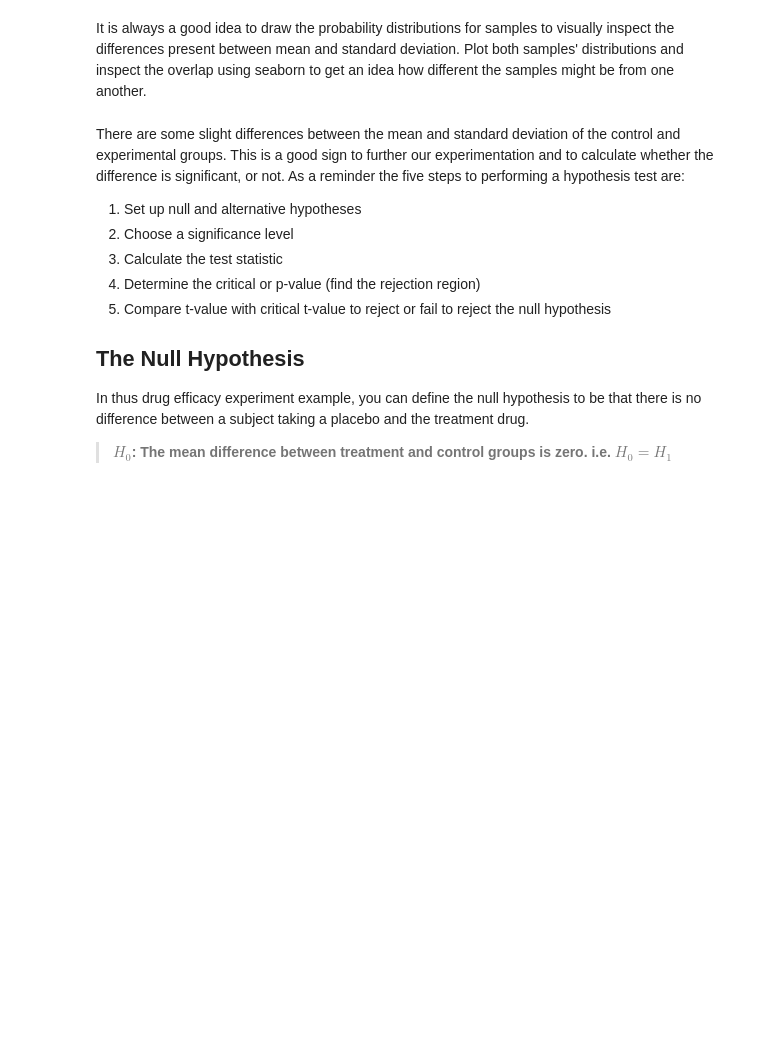
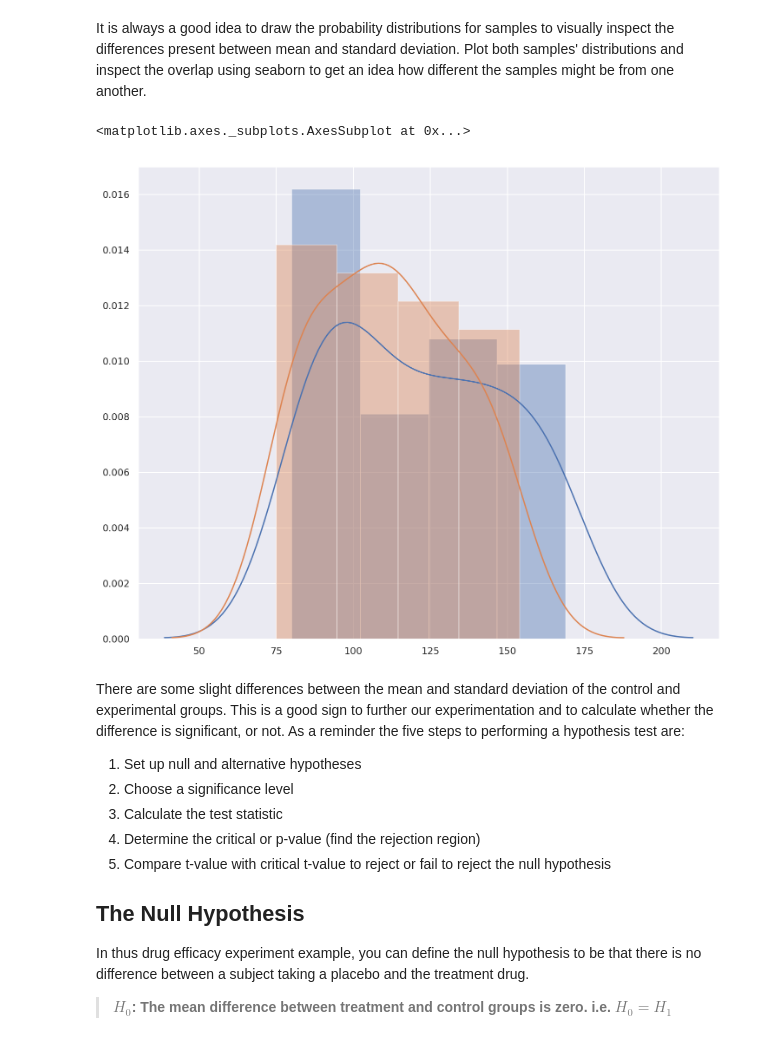
Before and after one commit to justinlee3/dsc-enterprise-hsbc-two-sample-t-tests-lab-hsbc-ds-081319, a Jupyter notebook: index.ipynb, the cells around one changed output. Cells and saved outputs as stored; diff of their text form; code cells hidden in the pictures; blank space fills up the shorter version.

```diff
--- a/index.ipynb
+++ b/index.ipynb
@@ -57,8 +57,12 @@ Plot both samples' distributions and inspect the overlap using seaborn to get an
 # %%
 # Draw a plot showing overlapping of distribution means and sds for incpection
 sns.set(color_codes=True)
 sns.set(rc={'figure.figsize':(12,10)})
 sns.distplot(control)
+sns.distplot(experimental)
+# %% [output]
+<matplotlib.axes._subplots.AxesSubplot at 0x...>
+[figure, added]
 # %% [markdown]
 There are some slight differences between the mean and standard deviation of the control and experimental groups. This is a good sign to further our experimentation and to calculate whether the difference is significant, or not. As a reminder the five steps to performing a hypothesis test are:
 
```
